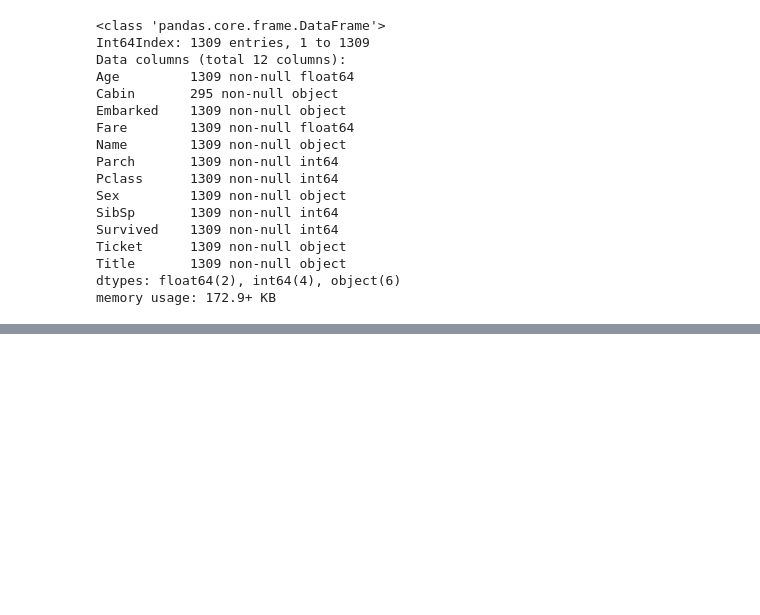
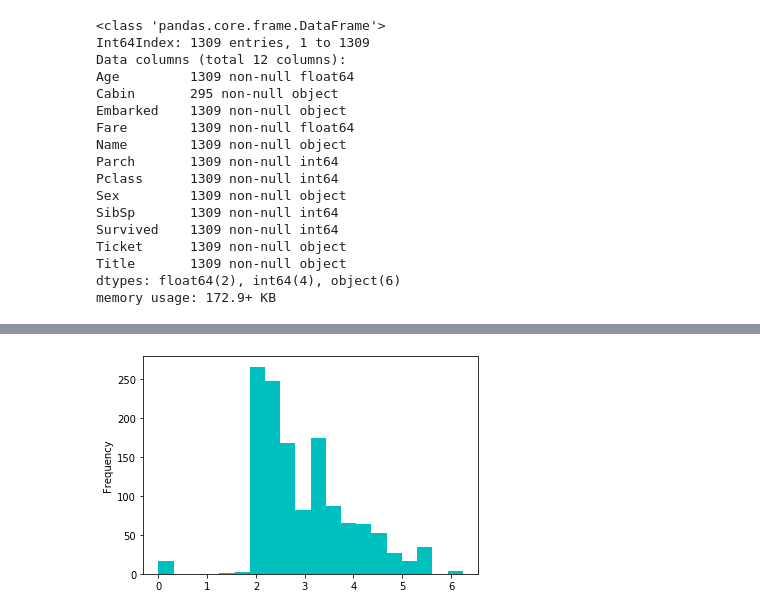
Before and after one commit to ZefanFeng/Intruduction-to-Data-Visualization-with-python, a Jupyter notebook: explore1/exploring data_dataMungling.ipynb, the cells around one changed output, grey strips where cells are left out. Cells and saved outputs as stored; diff of their text form; code cells hidden in the pictures; blank space fills up the shorter version.

```diff
--- a/explore1/exploring data_dataMungling.ipynb
+++ b/explore1/exploring data_dataMungling.ipynb
@@ -357,0 +405,10 @@ memory usage: 172.9+ KB
+# %%
+# try some transformations to reduce the skewness
+LogFare = np.log(df.Fare + 1.0) # adding 1 to accomadate fare=0, log(0) no meaning.
+# %%
+# histplot
+LogFare.plot(kind = 'hist', bins = 20, color = 'c')
+plt.show()
+# u can tell lts less skew
+# %% [output]
+[figure, added]
```
Also changed, not shown: parts of 12 cells of this notebook.
